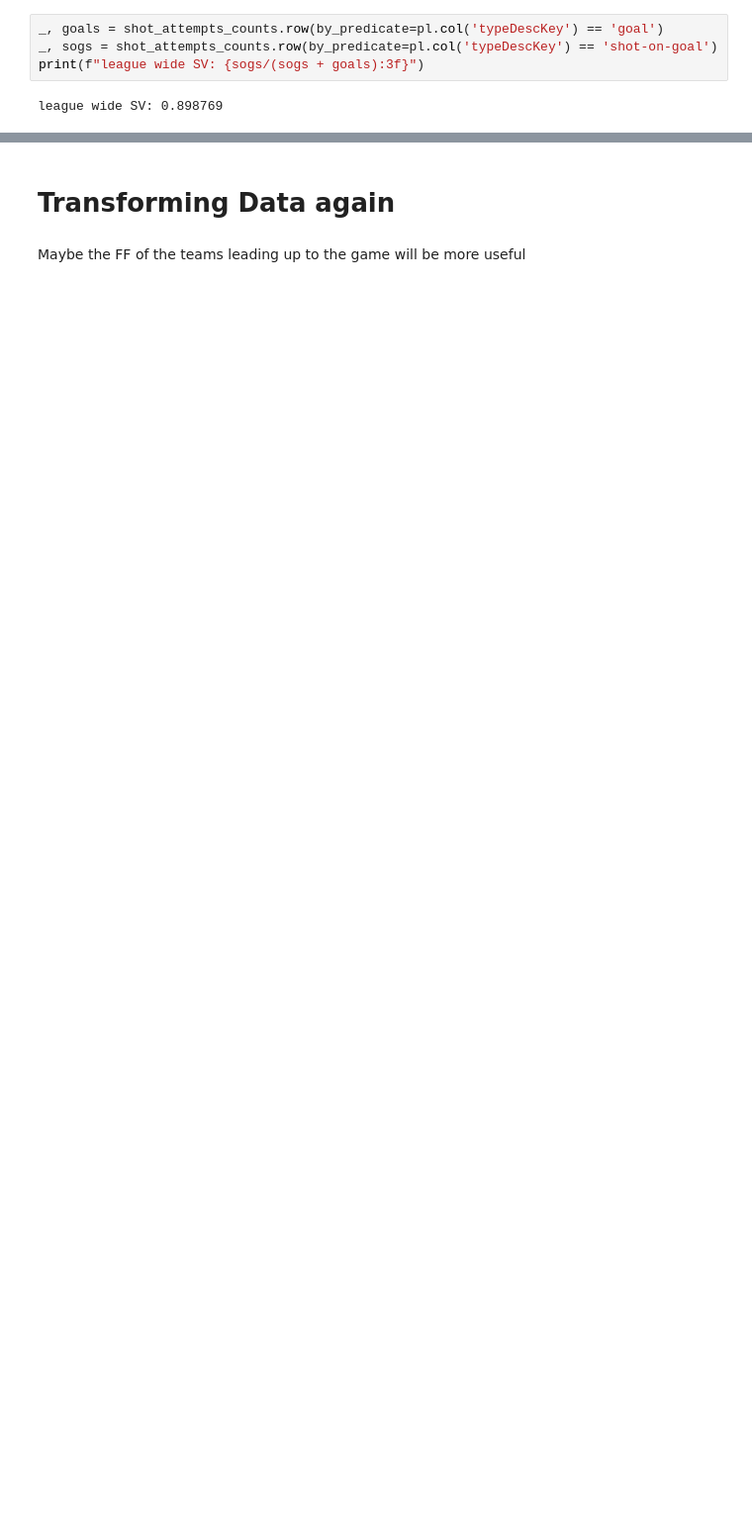
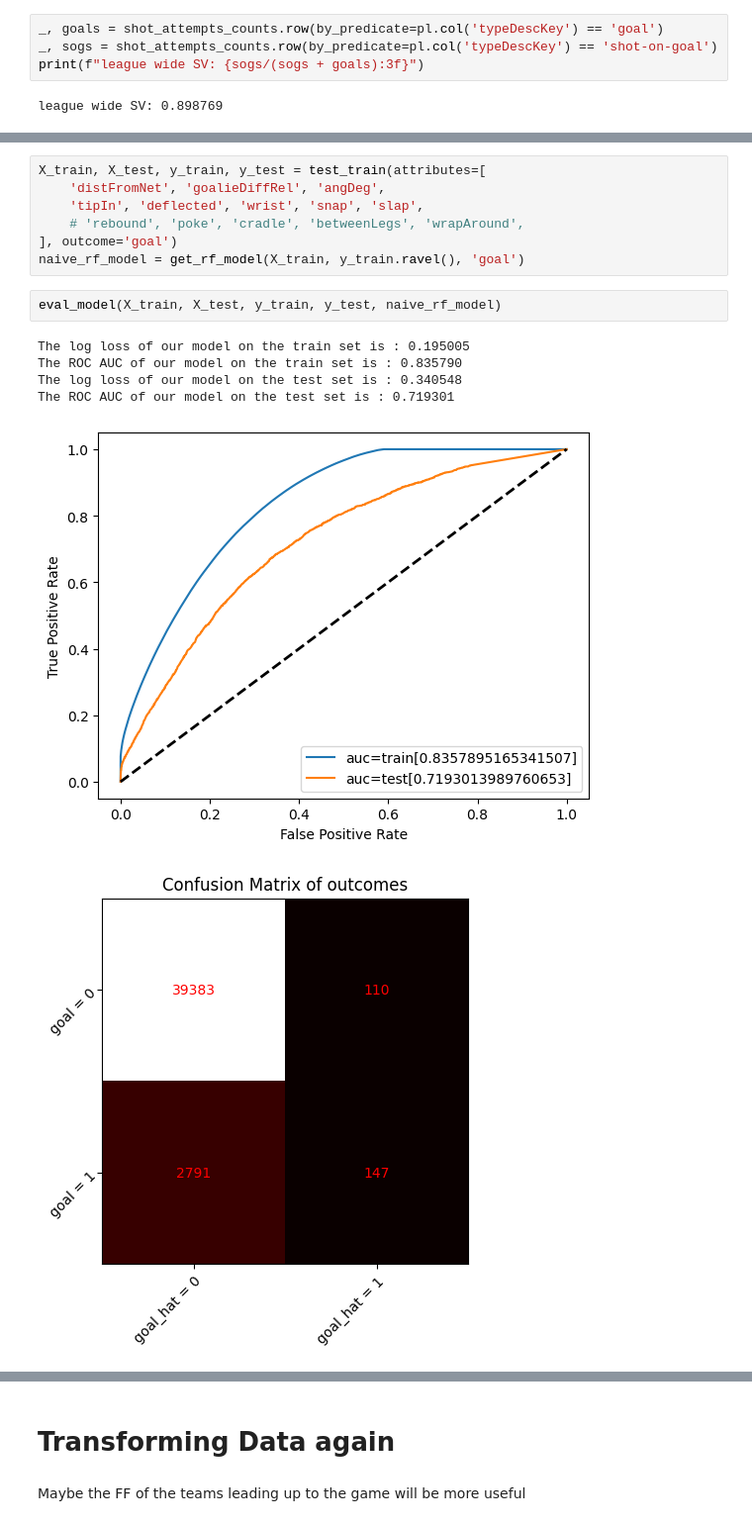
Before and after one commit to trxe/nhl_data_demo, a Jupyter notebook: xgoals.ipynb, the cells around one changed output, grey strips where cells are left out. Shown at 99% size. Saved outputs shown, nothing was run; the diff lists cells and outputs as text; blank space fills up the shorter version.

```diff
--- a/xgoals.ipynb
+++ b/xgoals.ipynb
@@ -800,0 +793,16 @@ array([[55075,  3020],
+# %%
+X_train, X_test, y_train, y_test = test_train(attributes=[
+    'distFromNet', 'goalieDiffRel', 'angDeg',
+    'tipIn', 'deflected', 'wrist', 'snap', 'slap',
+    # 'rebound', 'poke', 'cradle', 'betweenLegs', 'wrapAround',
+], outcome='goal')
+naive_rf_model = get_rf_model(X_train, y_train.ravel(), 'goal')
+# %%
+eval_model(X_train, X_test, y_train, y_test, naive_rf_model)
+# %% [output]
+The log loss of our model on the train set is : 0.195005
+The ROC AUC of our model on the train set is : 0.835790
+The log loss of our model on the test set is : 0.340548
+The ROC AUC of our model on the test set is : 0.719301
+[figure, added]
+[figure, added]
```
Also changed, not shown: parts of 26 cells of this notebook.
